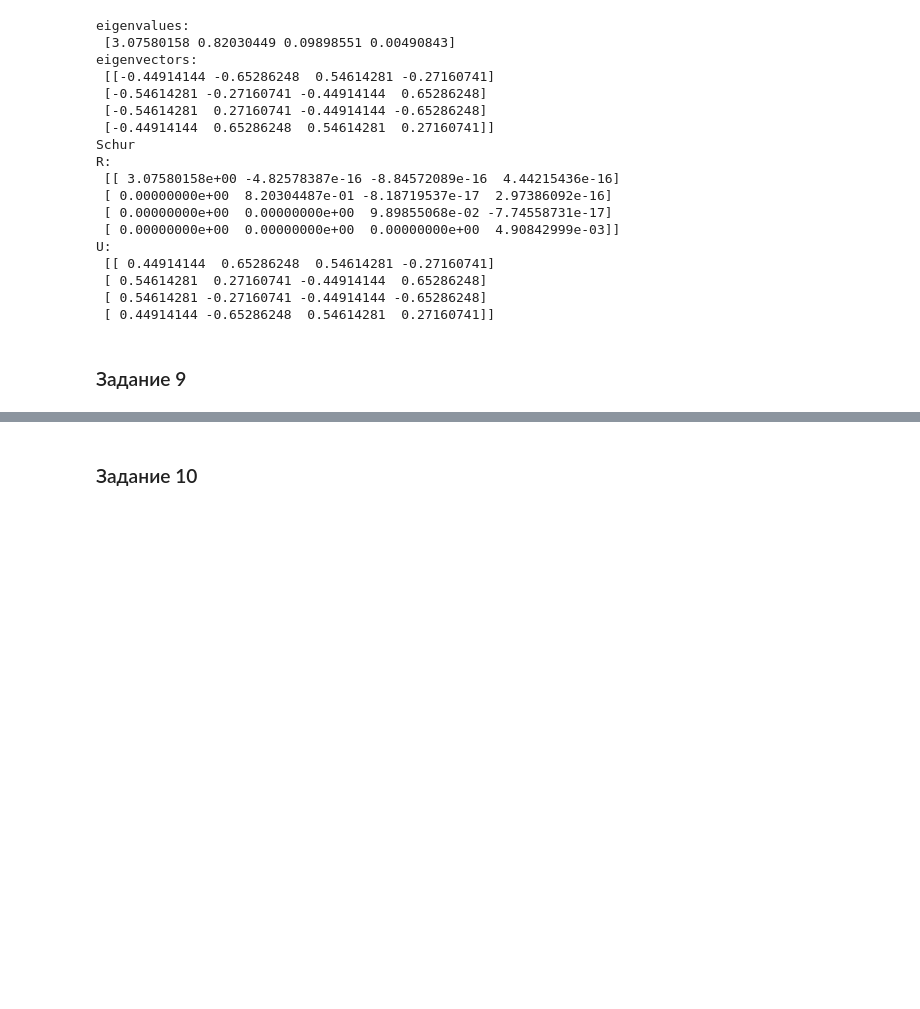
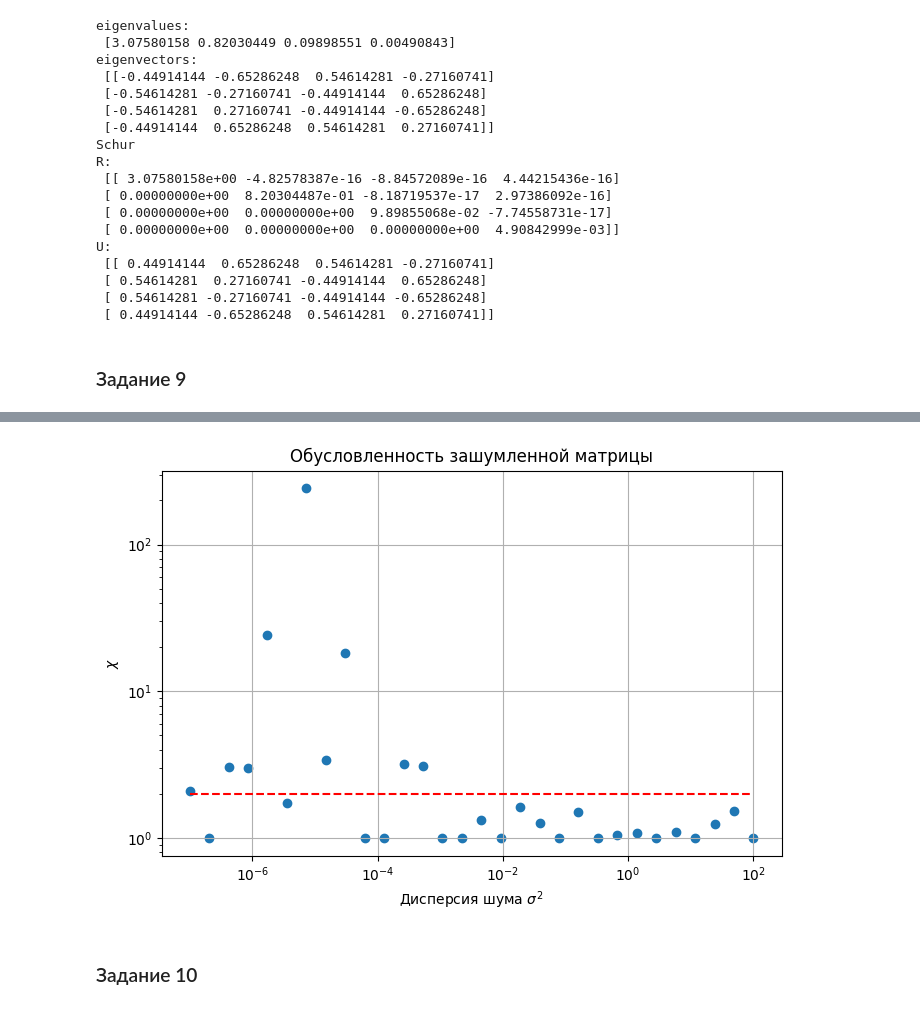
Before and after one commit to isvoropaev02/matrix_algorithms, a Jupyter notebook: lab4/lab4schur.ipynb, the cells around one changed output, grey strips where cells are left out. Saved outputs shown, nothing was run; the diff lists cells and outputs as text; code cells hidden in the pictures; blank space fills up the shorter version.

```diff
--- a/lab4/lab4schur.ipynb
+++ b/lab4/lab4schur.ipynb
@@ -402,0 +407,12 @@ $$v_1^{(l)}=(0.001\quad -1)^T \qquad v_1^{(l)}=(1\quad 0)^T$$
+# %%
+noise_var = np.logspace(-7, 2, 30, dtype=np.float64)
+conditional_val = np.empty_like(noise_var)
+A = np.array([[1, 1000], [0, 2]], dtype=np.float64)
+for i in range(noise_var.shape[0]):
+    noise_matr = np.random.randn(2, 2) * np.sqrt(noise_var[i])
+    A_noised = A + noise_matr
+    print(A_noised)
+    R, U = schur(A_noised, output='complex')
+    print(R)
+    conditional_val[i] = np.max(np.abs(np.array([R[0, 0], R[1, 1]]))) / np.min(np.abs(np.array([R[0, 0], R[1, 1]])))
+    print()
@@ -403,3 +437,19 @@ $$v_1^{(l)}=(0.001\quad -1)^T \qquad v_1^{(l)}=(1\quad 0)^T$$
+# %%
+fig1 = plt.figure(figsize=[8,5])
+
+ax_1 = fig1.add_subplot(111)
+ax_1.set_title('Обусловленность зашумленной матрицы')
+ax_1.scatter(noise_var, conditional_val, label='зашумленная матрица')
+ax_1.plot(noise_var, [2]*noise_var.shape[0], 'r--', label='Исходная матрица')
+ax_1.set_ylabel(r'$\chi$')
+ax_1.set_xlabel(r'Дисперсия шума $\sigma^2$')
+ax_1.set_xscale('log')
+ax_1.set_yscale('log')
+ax_1.grid()
+
+plt.show()
+# %% [output]
+[figure, added]
 # %% [markdown]
 ### Задание 10
 # %% [markdown]
```
Also changed, not shown: parts of 7 cells of this notebook, 1 other file.
